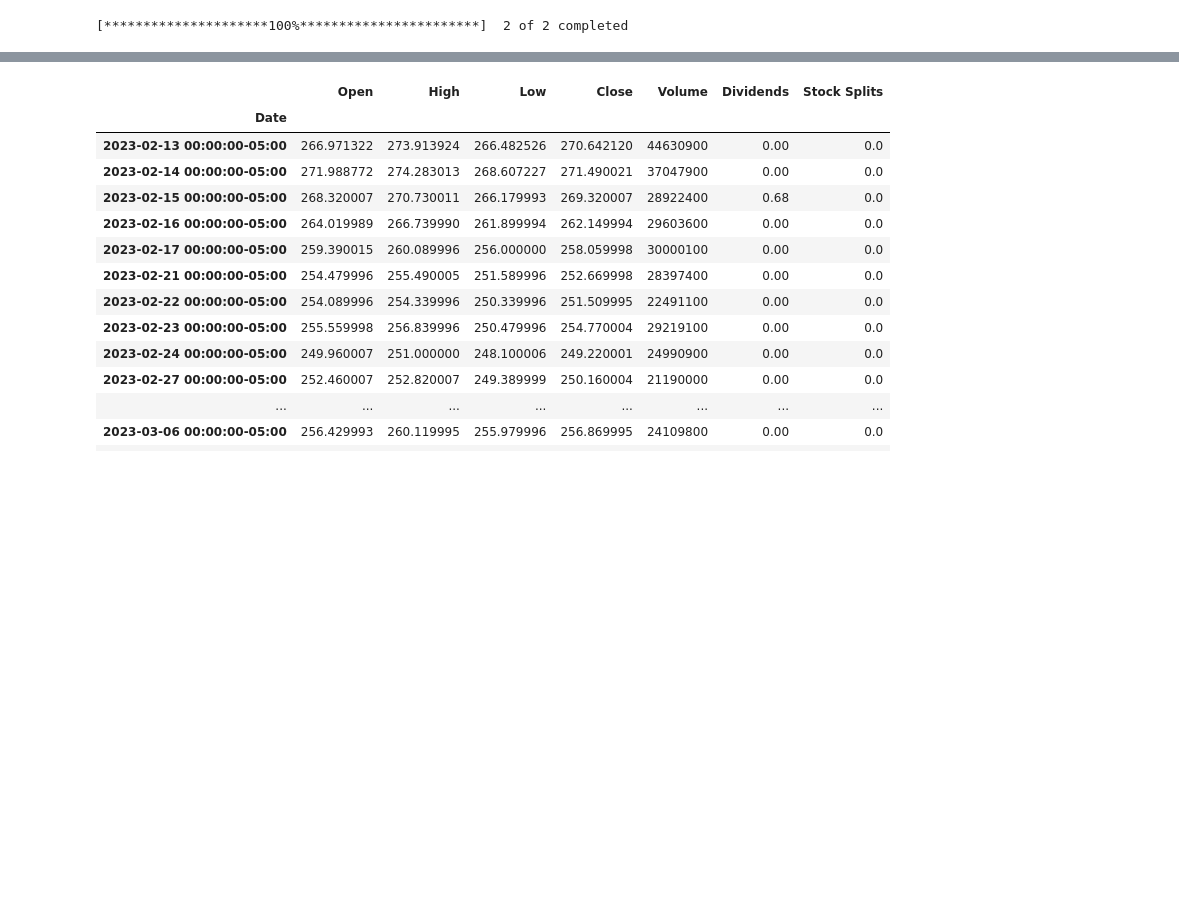
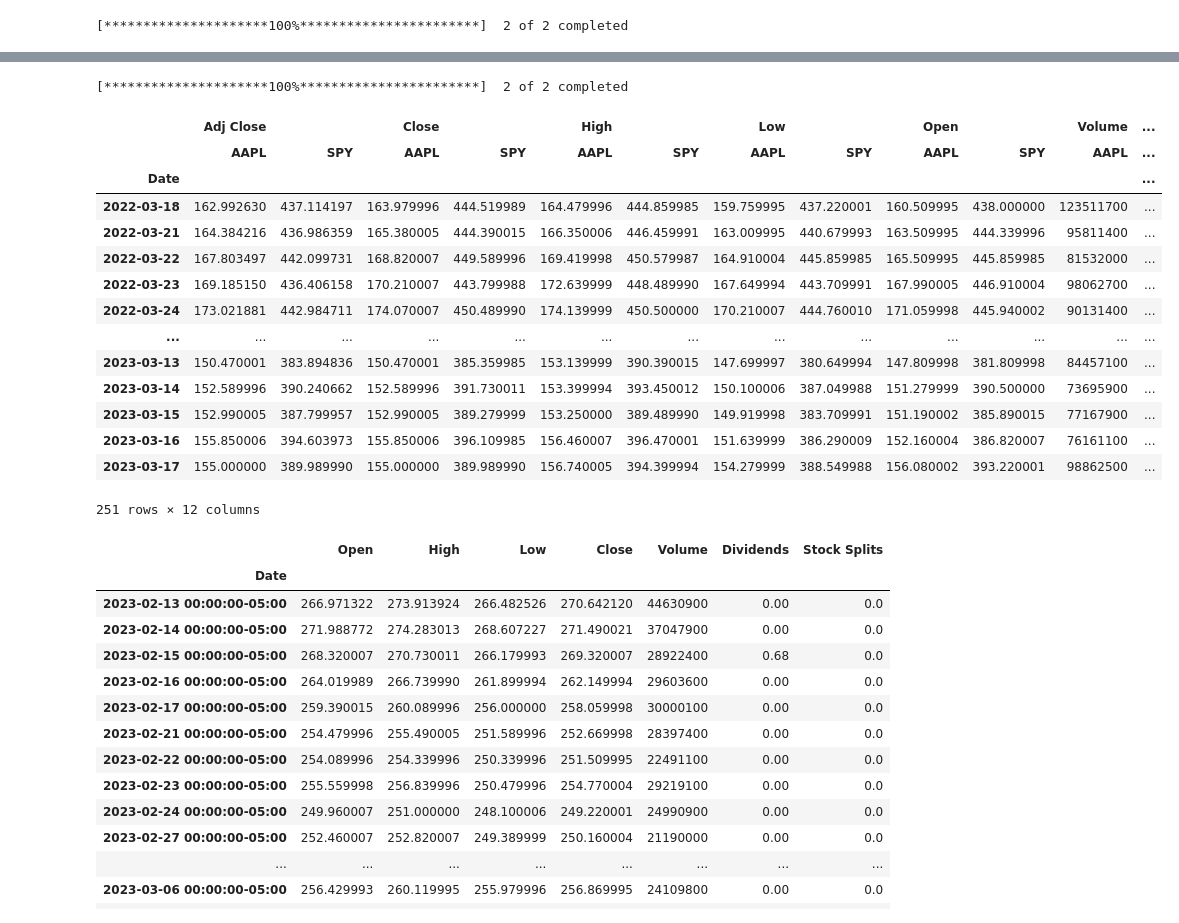
Before and after one commit to KendallScott/Machine-Learning, a Jupyter notebook: Lab 3/Lab_3.ipynb, the cells around one changed output, grey strips where cells are left out. Cells and saved outputs as stored; diff of their text form; code cells hidden in the pictures; blank space fills up the shorter version.

```diff
--- a/Lab 3/Lab_3.ipynb
+++ b/Lab 3/Lab_3.ipynb
@@ -173,3 +304,26 @@ lazy-loading dict with keys = ['currency', 'dayHigh', 'dayLow', 'exchange', 'fif
+# %%
+yf.download(tickers = "SPY AAPL",  # list of tickers
+            period = "1y",         # time period
+            interval = "1d",       # trading interval
+            ignore_tz = True,      # ignore timezone when aligning data from different exchanges?
+            prepost = False)       # download pre/post market hours data?
+# %% [output]
+[*********************100%***********************]  2 of 2 completed
+|  | Adj Close |  | Close |  | High |  | Low |  | Open |  | Volume | ... |
+|  | AAPL | SPY | AAPL | SPY | AAPL | SPY | AAPL | SPY | AAPL | SPY | AAPL | ... |
+| Date |  |  |  |  |  |  |  |  |  |  |  | ... |
+| 2022-03-18 | 162.992630 | 437.114197 | 163.979996 | 444.519989 | 164.479996 | 444.859985 | 159.759995 | 437.220001 | 160.509995 | 438.000000 | 123511700 | ... |
+| 2022-03-21 | 164.384216 | 436.986359 | 165.380005 | 444.390015 | 166.350006 | 446.459991 | 163.009995 | 440.679993 | 163.509995 | 444.339996 | 95811400 | ... |
+| 2022-03-22 | 167.803497 | 442.099731 | 168.820007 | 449.589996 | 169.419998 | 450.579987 | 164.910004 | 445.859985 | 165.509995 | 445.859985 | 81532000 | ... |
+| 2022-03-23 | 169.185150 | 436.406158 | 170.210007 | 443.799988 | 172.639999 | 448.489990 | 167.649994 | 443.709991 | 167.990005 | 446.910004 | 98062700 | ... |
+| 2022-03-24 | 173.021881 | 442.984711 | 174.070007 | 450.489990 | 174.139999 | 450.500000 | 170.210007 | 444.760010 | 171.059998 | 445.940002 | 90131400 | ... |
+| ... | ... | ... | ... | ... | ... | ... | ... | ... | ... | ... | ... | ... |
+| 2023-03-13 | 150.470001 | 383.894836 | 150.470001 | 385.359985 | 153.139999 | 390.390015 | 147.699997 | 380.649994 | 147.809998 | 381.809998 | 84457100 | ... |
+| 2023-03-14 | 152.589996 | 390.240662 | 152.589996 | 391.730011 | 153.399994 | 393.450012 | 150.100006 | 387.049988 | 151.279999 | 390.500000 | 73695900 | ... |
+| 2023-03-15 | 152.990005 | 387.799957 | 152.990005 | 389.279999 | 153.250000 | 389.489990 | 149.919998 | 383.709991 | 151.190002 | 385.890015 | 77167900 | ... |
+| 2023-03-16 | 155.850006 | 394.603973 | 155.850006 | 396.109985 | 156.460007 | 396.470001 | 151.639999 | 386.290009 | 152.160004 | 386.820007 | 76161100 | ... |
+| 2023-03-17 | 155.000000 | 389.989990 | 155.000000 | 389.989990 | 156.740005 | 394.399994 | 154.279999 | 388.549988 | 156.080002 | 393.220001 | 98862500 | ... |
+251 rows × 12 columns
 # %%
 
 # get historical market data
```
Also changed, not shown: parts of 36 cells of this notebook.
